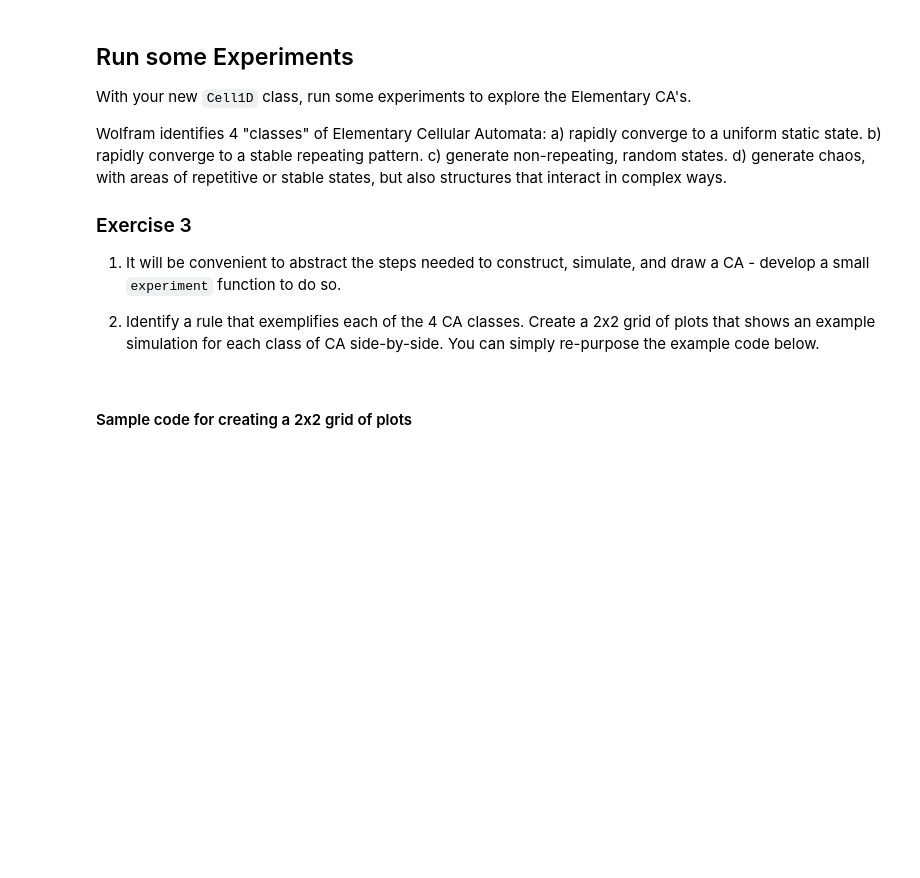
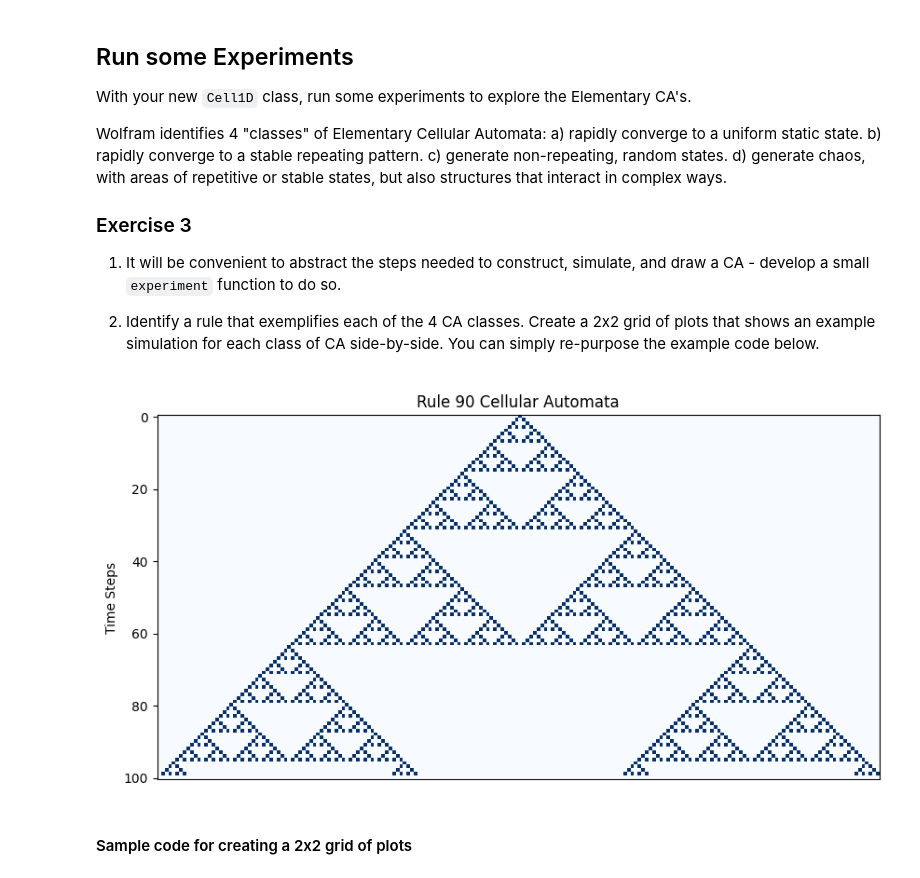
Before and after one commit to MarlaS02/comp215, a Jupyter notebook: labs/lab07_cellular_automata.ipynb, the cells around one changed output. Saved outputs shown, nothing was run; the diff lists cells and outputs as text; code cells hidden in the pictures; blank space fills up the shorter version.

```diff
--- a/labs/lab07_cellular_automata.ipynb
+++ b/labs/lab07_cellular_automata.ipynb
@@ -207,3 +205,18 @@ Wolfram identifies 4 "classes" of Elementary Cellular Automata:
+# %%
+# Solution for Ex. 3 here...
+
+def experiment(rule, n_cells, n_steps, plot_title="Cellular Automaton", cmap="Blues"):
+
+  rule_lookup_table = get_lookup_table(rule)
+  ca_timesteps = simulate_ca(n_cells, n_steps, rule_lookup_table)
+
+  plt.figure(figsize=(10, 6))
+  plot_ca(ca_timesteps, title = plot_title, cmap = cmap)
+  plt.show()
+
+experiment(rule=90, n_cells=200, n_steps=100, plot_title="Rule 90 Cellular Automata", cmap = 'Blues')
+# %% [output]
+[figure, added]
 # %% [markdown]
 #### Sample code for creating a 2x2 grid of plots
 # %%
```
Also changed, not shown: parts of 1 cell of this notebook.
